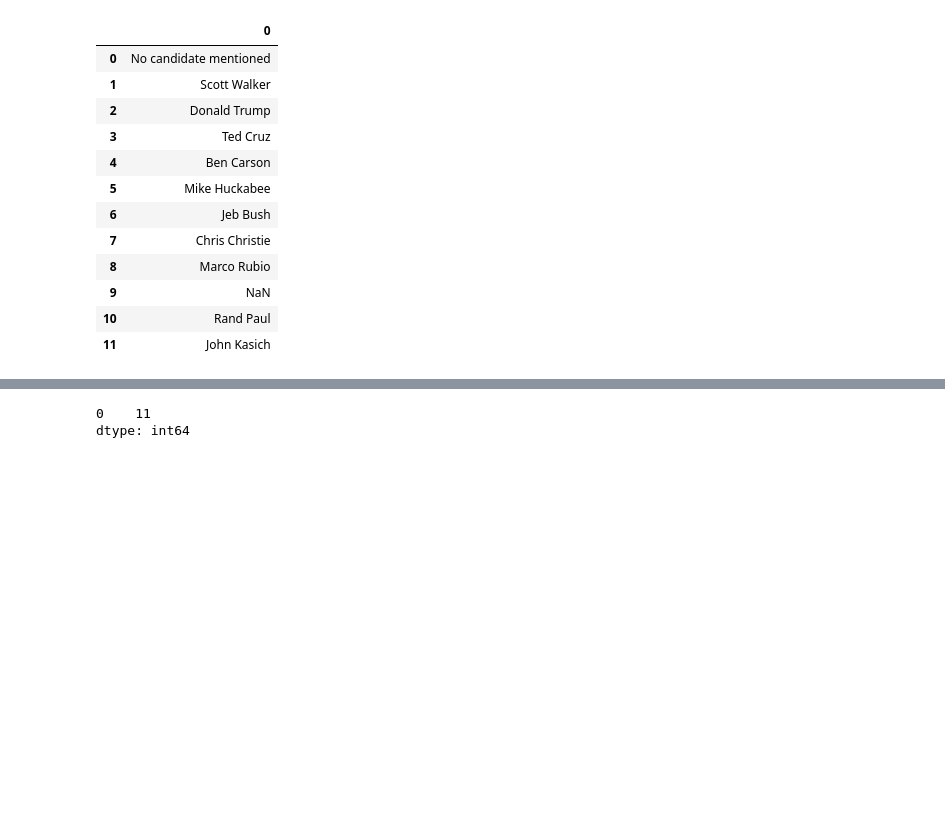
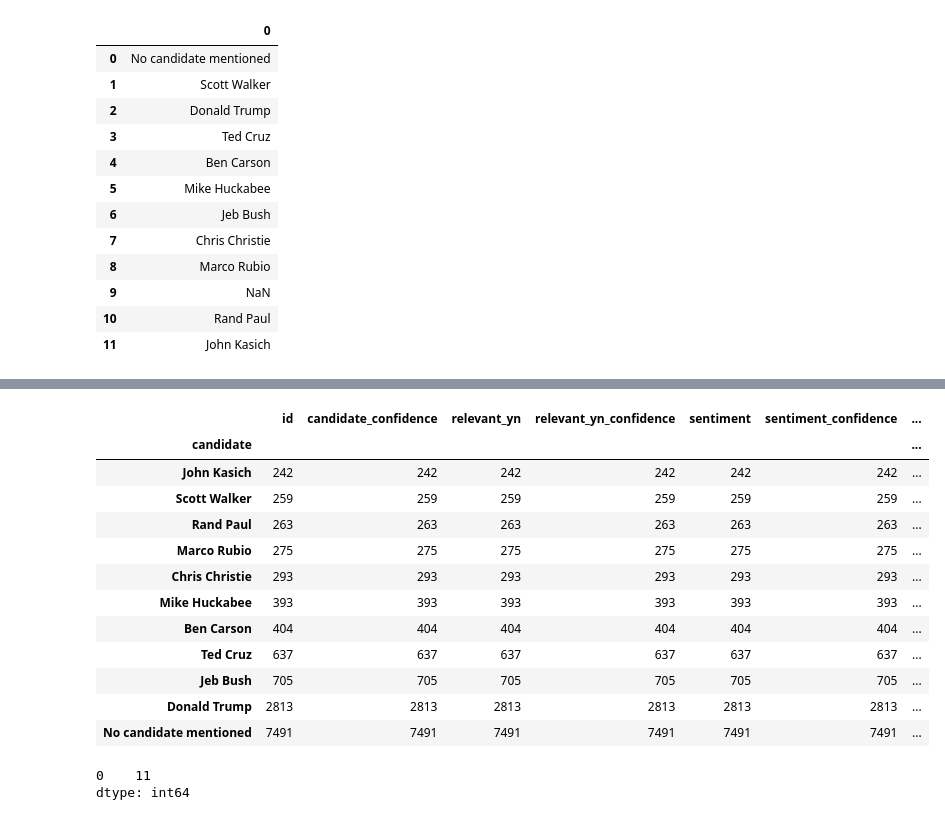
Before and after one commit to jebus2088/proyecto-portafolio, a Jupyter notebook: Notebooks/analisis_eda1.ipynb, the cells around one changed output, grey strips where cells are left out. Cells and saved outputs as stored; diff of their text form; code cells hidden in the pictures; blank space fills up the shorter version.

```diff
--- a/Notebooks/analisis_eda1.ipynb
+++ b/Notebooks/analisis_eda1.ipynb
@@ -317,3 +334,22 @@ candidatos_pd
+# %%
+# linea de código (3)
+sentimientos.groupby('candidate').count().sort_values(by = 'id')
+# en esta linea le digo que agrupe por candidato y luego cuente los tweets que tiene
+# cada candidato
+# %% [output]
+|  | id | candidate_confidence | relevant_yn | relevant_yn_confidence | sentiment | sentiment_confidence | ... |
+| candidate |  |  |  |  |  |  | ... |
+| John Kasich | 242 | 242 | 242 | 242 | 242 | 242 | ... |
+| Scott Walker | 259 | 259 | 259 | 259 | 259 | 259 | ... |
+| Rand Paul | 263 | 263 | 263 | 263 | 263 | 263 | ... |
+| Marco Rubio | 275 | 275 | 275 | 275 | 275 | 275 | ... |
+| Chris Christie | 293 | 293 | 293 | 293 | 293 | 293 | ... |
+| Mike Huckabee | 393 | 393 | 393 | 393 | 393 | 393 | ... |
+| Ben Carson | 404 | 404 | 404 | 404 | 404 | 404 | ... |
+| Ted Cruz | 637 | 637 | 637 | 637 | 637 | 637 | ... |
+| Jeb Bush | 705 | 705 | 705 | 705 | 705 | 705 | ... |
+| Donald Trump | 2813 | 2813 | 2813 | 2813 | 2813 | 2813 | ... |
+| No candidate mentioned | 7491 | 7491 | 7491 | 7491 | 7491 | 7491 | ... |
 # %%
 candidatos_pd.count()
 # %% [output]
```
Also changed, not shown: parts of 5 cells of this notebook.
